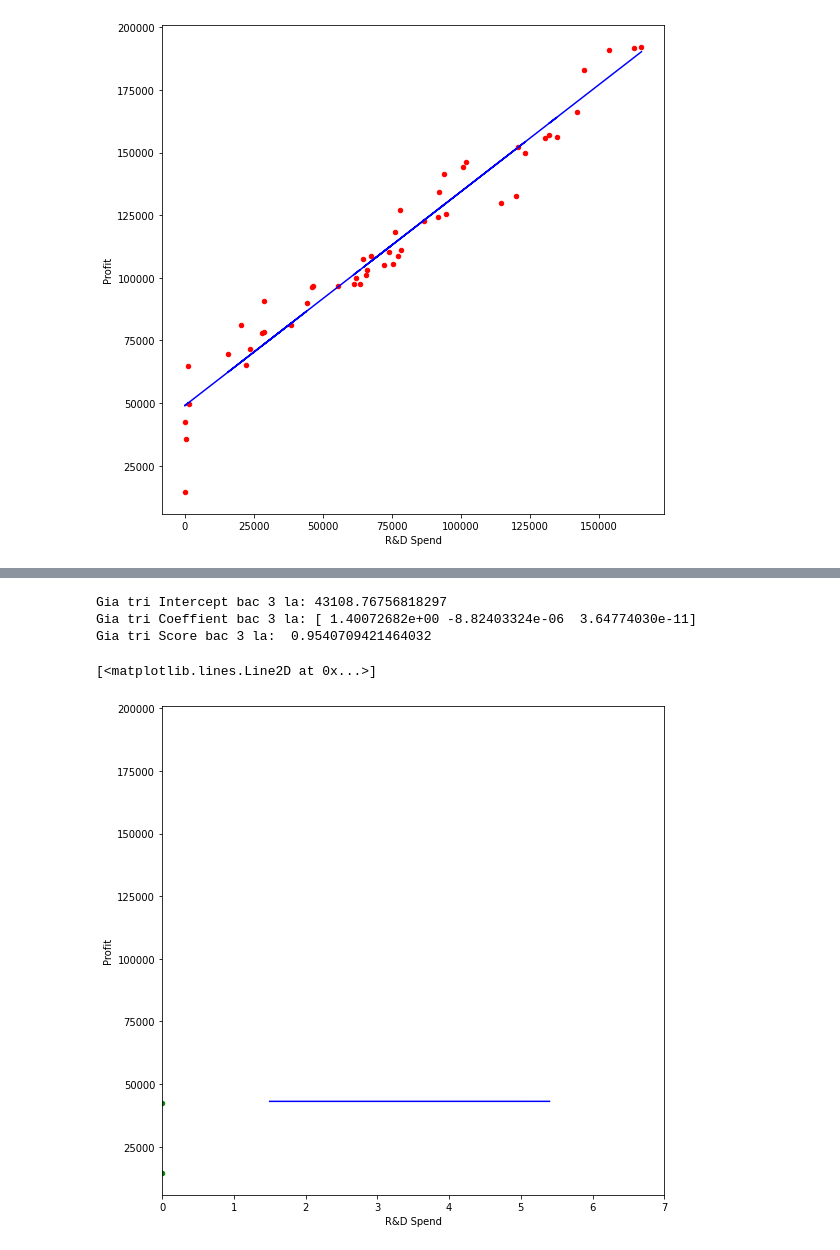
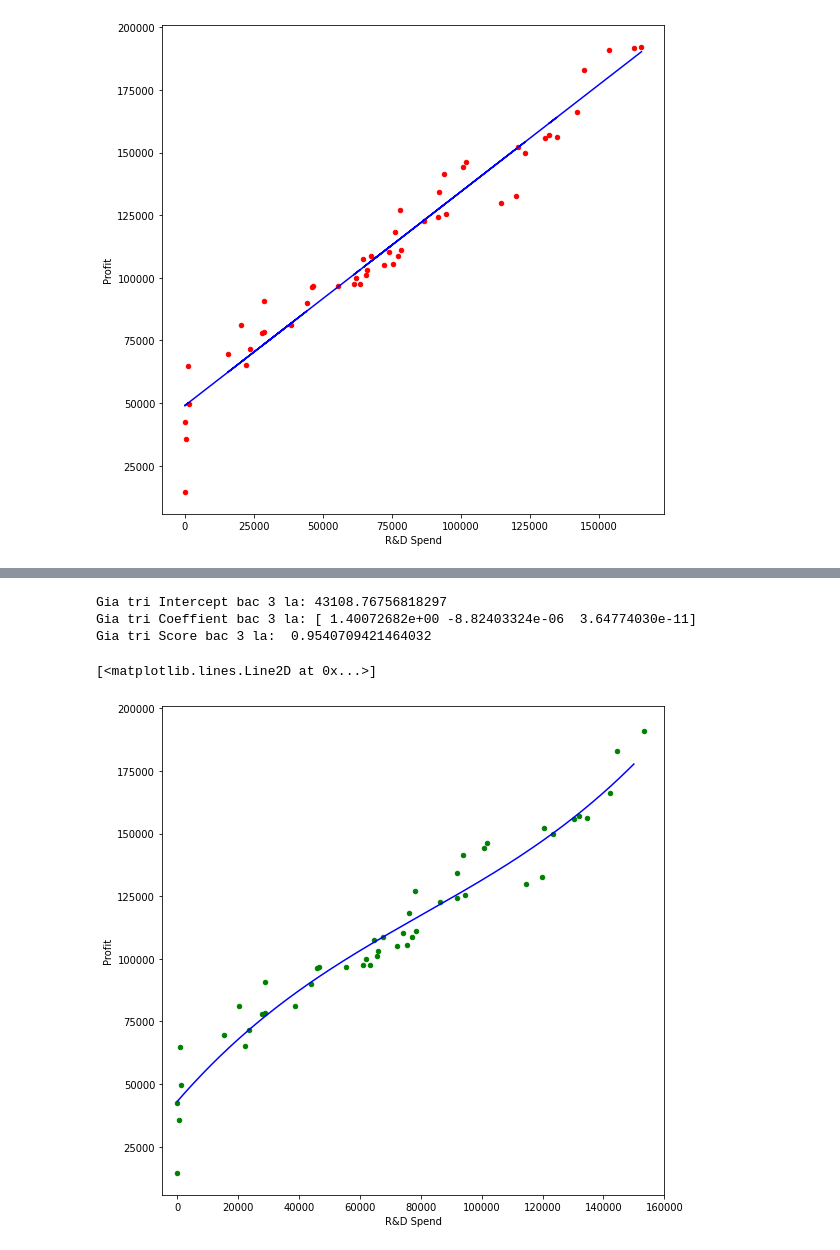
Before and after one commit to HuyNguyen271/Bai_tap_tuan_01, a Jupyter notebook: 50_startups.ipynb, the cells around one changed output, grey strips where cells are left out. Drawn from its saved outputs; the diff is of its cells as text; code cells hidden in the pictures.

```diff
--- a/50_startups.ipynb
+++ b/50_startups.ipynb
@@ -113,34 +113,35 @@ Gia tri Score bac 2 la:  0.946703652909133
 # %%
 from sklearn import linear_model
 import matplotlib.pyplot as plt
 import seaborn as sns
 import numpy as np
 
 url = '/content/sample_data/50_Startups.csv'
 data = pd.read_csv(url)
 
 
 model = linear_model.LinearRegression()
 X = pd.DataFrame([data['R&D Spend'],data['R&D Spend']**2,data['R&D Spend']**3]).T
 model.fit(X=pd.DataFrame([data['R&D Spend'],data['R&D Spend']**2,data['R&D Spend']**3]).T,y=data['Profit'])
 
 print('Gia tri Intercept bac 3 la:',model.intercept_)
 print('Gia tri Coeffient bac 3 la:',model.coef_)
 print('Gia tri Score bac 3 la: ',model.score(X,data['Profit']))
 
-range = np.arange(1.5,5.5,0.1)
+range = np.arange(0,150000,0.1)
 
 X_range = pd.DataFrame([range,range**2,range,range**3]).T
 y_pred = model.predict(pd.DataFrame([range,range**2,range**3]).T)
 
-data.plot(kind='scatter',x='R&D Spend',y='Profit',figsize=(9,9),color='green',xlim=(0,7))
+data.plot(kind='scatter',x='R&D Spend',y='Profit',figsize=(9,9),color='green',xlim=(-5000,160000))
+
 plt.plot(range,y_pred,color='blue')
 # %% [output]
 Gia tri Intercept bac 3 la: 43108.76756818297
 Gia tri Coeffient bac 3 la: [ 1.40072682e+00 -8.82403324e-06  3.64774030e-11]
 Gia tri Score bac 3 la:  0.9540709421464032
 [<matplotlib.lines.Line2D at 0x...>]
-[figure, old version]
+[figure, new version]
 # %%
 from sklearn import linear_model
 import matplotlib.pyplot as plt
```
Also changed, not shown: parts of 4 cells of this notebook.
